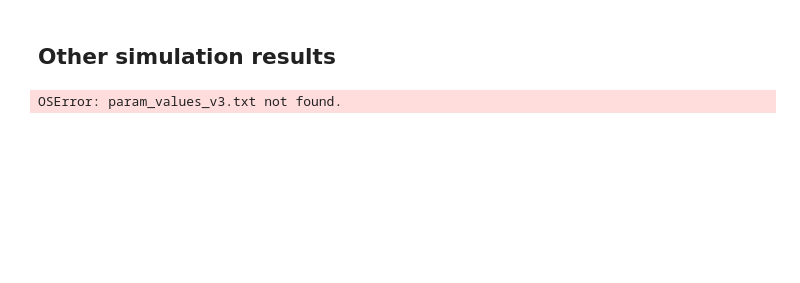
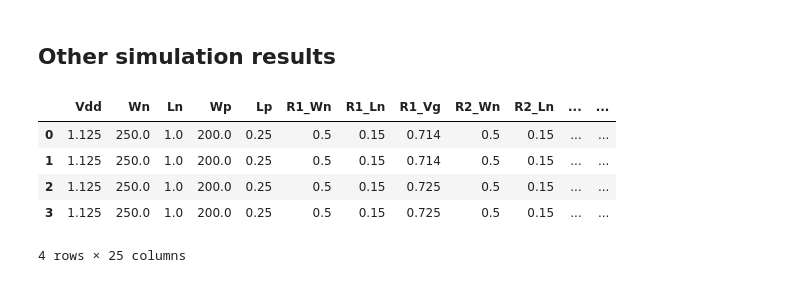
Before and after one commit to miguelcorrea0107/MA2_project, a Jupyter notebook: Amplifier_Inv/python_calc/v3/sim_results_v3.ipynb, the cells around one changed output. Saved outputs shown, nothing was run; the diff lists cells and outputs as text; code cells hidden in the pictures; blank space fills up the shorter version.

```diff
--- a/Amplifier_Inv/python_calc/v3/sim_results_v3.ipynb
+++ b/Amplifier_Inv/python_calc/v3/sim_results_v3.ipynb
@@ -447,33 +436,38 @@ if store_sim == True:
 # Load data from text files
 loaded_param_values = np.loadtxt('param_values_v3.txt', delimiter=',')
 loaded_results_sim = np.loadtxt('results_sim_v3.txt', delimiter=',')
 
 # Calculate the number of simulations based on the expected structure
 num_simulations_params = loaded_param_values.size // 20  # Assuming 20 parameters per simulation
 num_simulations_sim = loaded_results_sim.size // 5     # Assuming 5 simulated results per simulation
 
 # Reshape arrays to match the number of simulations and parameters
 loaded_param_values = loaded_param_values.reshape(num_simulations_params, 20)
 loaded_results_sim = loaded_results_sim.reshape(num_simulations_sim, 5)
 
 
 # Create DataFrames from the reshaped arrays
 # order: Vdd, Wn, Ln, Wp, Lp, R1_Wn, R1_Ln, R1_Vgs, R2_Wn, R2_Ln, R2_Vgs, Wc1, Lc1, MFc1, C_1, Wc2, Lc2, Mfc2, C_2, Vdc
-df_parameters = pd.DataFrame(loaded_param_values, columns=['Vdd', 'Wn', 'Ln', 'Wp', 'Lp', 'R1_Wn', 'R1_Ln', 'R1_Vgs',
-                                                           'R2_Wn', 'R2_Ln', 'R2_Vgs','Wc1', 'Lc1',
+df_parameters = pd.DataFrame(loaded_param_values, columns=['Vdd', 'Wn', 'Ln', 'Wp', 'Lp', 'R1_Wn', 'R1_Ln', 'R1_Vg',
+                                                           'R2_Wn', 'R2_Ln', 'R2_Vg','Wc1', 'Lc1',
                                                             'MFc1', 'C1 (in pF)', 'Wc2', 'Lc2', 'MFc2',
                                                             'C2 (in pF)', 'Vdc (in mV)'])
 
 df_simulated_results = pd.DataFrame(loaded_results_sim, columns=['gain (in dB)', 'lower cut-off frequency (in Hz)','upper cut-off frequency (in Hz)', 'noise in (uV)', 'power (in uW)'])
 
 df_complete_simulation_results = pd.concat([df_parameters, df_simulated_results], axis=1)
 
 df_complete_simulation_results['C1 (in pF)'] = df_complete_simulation_results['C1 (in pF)'] * 1e12
 df_complete_simulation_results['C2 (in pF)'] = df_complete_simulation_results['C2 (in pF)'] * 1e12
 df_complete_simulation_results['Vdc (in mV)'] = df_complete_simulation_results['Vdc (in mV)'] * 1e3
 
 df_complete_simulation_results.to_csv('complete_simulation_results_v3.csv', index=False)
 
 df_complete_simulation_results
 # %% [output]
+|  | Vdd | Wn | Ln | Wp | Lp | R1_Wn | R1_Ln | R1_Vg | R2_Wn | R2_Ln | ... | ... |
+| 0 | 1.125 | 250.0 | 1.0 | 200.0 | 0.25 | 0.5 | 0.15 | 0.714 | 0.5 | 0.15 | ... | ... |
+| 1 | 1.125 | 250.0 | 1.0 | 200.0 | 0.25 | 0.5 | 0.15 | 0.714 | 0.5 | 0.15 | ... | ... |
+| 2 | 1.125 | 250.0 | 1.0 | 200.0 | 0.25 | 0.5 | 0.15 | 0.725 | 0.5 | 0.15 | ... | ... |
+| 3 | 1.125 | 250.0 | 1.0 | 200.0 | 0.25 | 0.5 | 0.15 | 0.725 | 0.5 | 0.15 | ... | ... |
-OSError: param_values_v3.txt not found.
+4 rows × 25 columns
```
Also changed, not shown: parts of 10 cells of this notebook, 24 other files.
